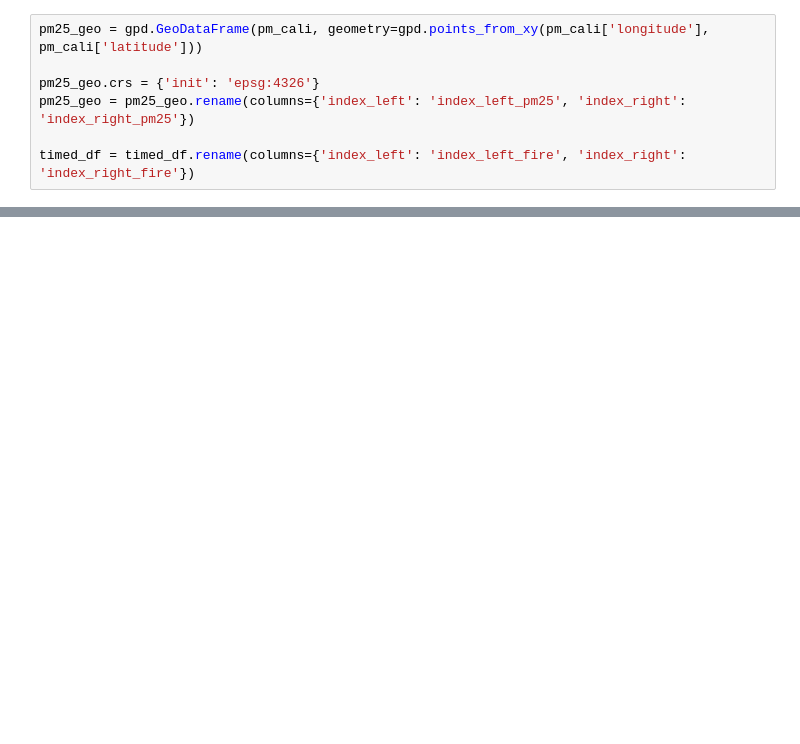
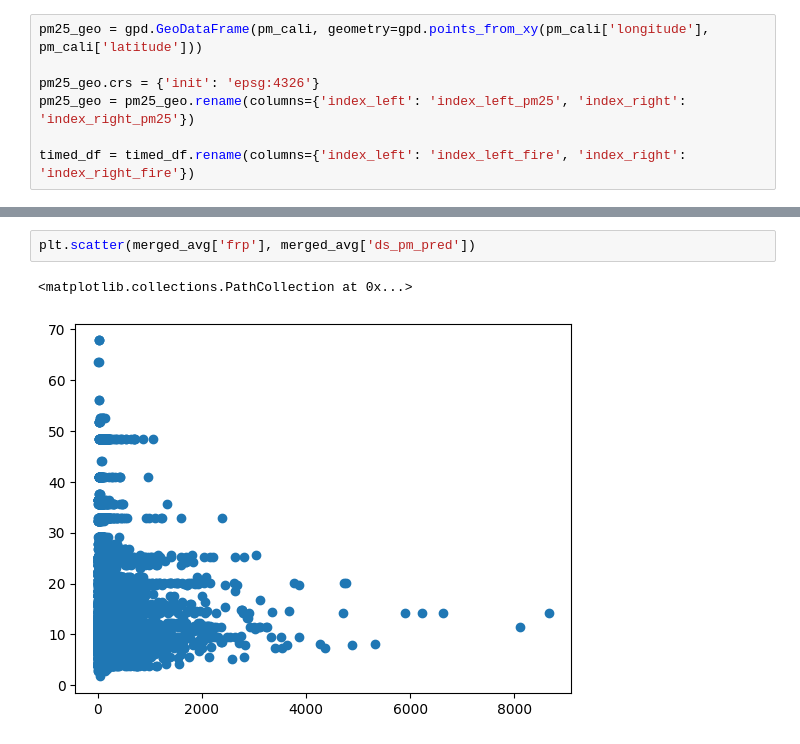
Before and after one commit to oTaira/emberalert, a Jupyter notebook: fireforce_V2.ipynb, the cells around one changed output, grey strips where cells are left out. Drawn from its saved outputs; the diff is of its cells as text; blank space fills up the shorter version.

```diff
--- a/fireforce_V2.ipynb
+++ b/fireforce_V2.ipynb
@@ -686,0 +605,5 @@ plt.scatter(merged_avg['Shape__Length'], merged_avg['ds_pm_pred'])
+# %%
+plt.scatter(merged_avg['frp'], merged_avg['ds_pm_pred'])
+# %% [output]
+<matplotlib.collections.PathCollection at 0x...>
+[figure, added]
```
Also changed, not shown: parts of 49 cells of this notebook, 2 other files.
